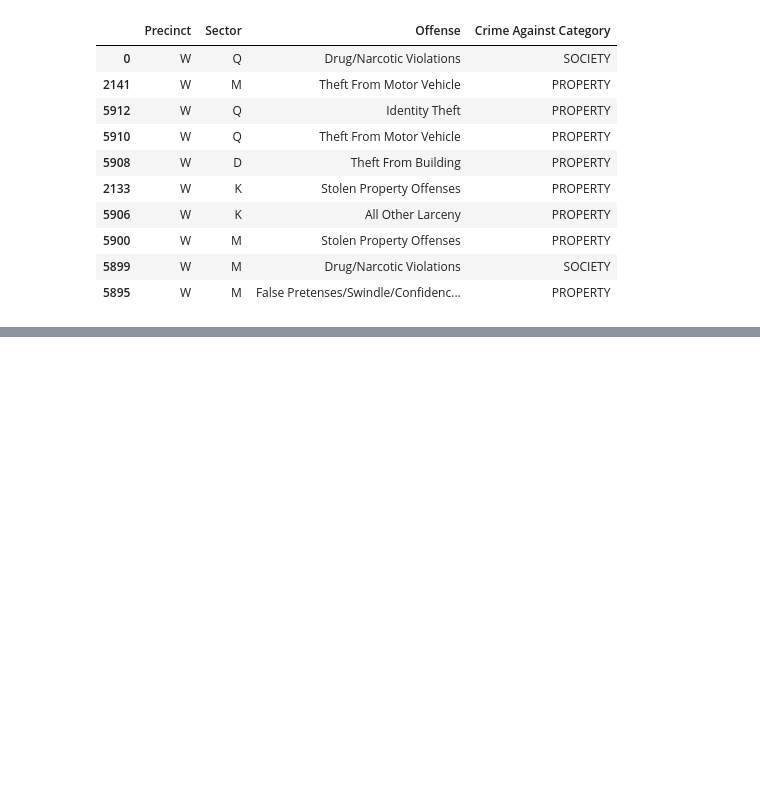
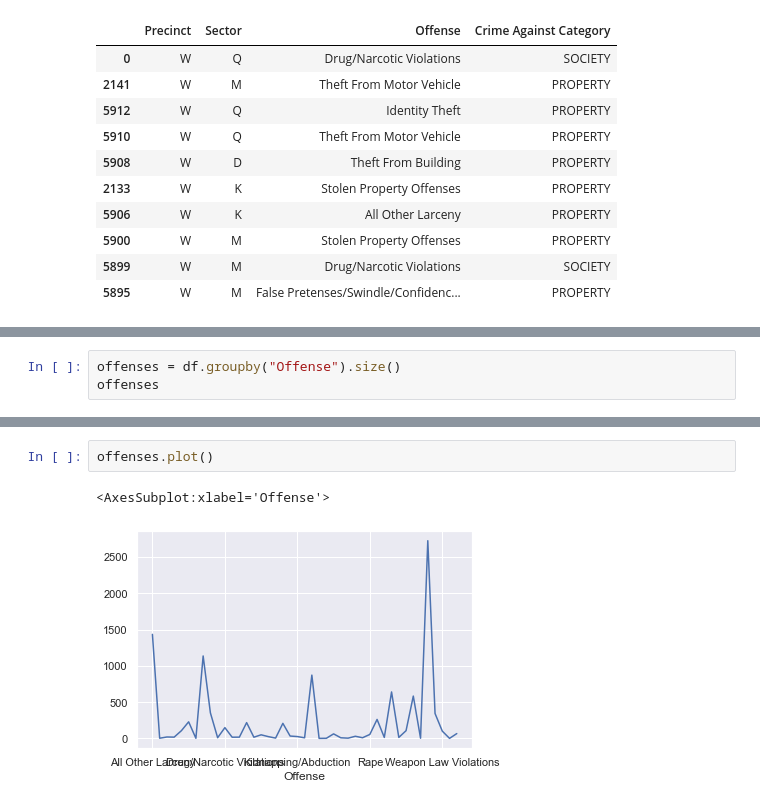
Before and after one commit to msenosain/spd-use-of-force_DS4A, a Jupyter notebook: notebooks/13_EDA_crime.ipynb, the cells around one changed output, grey strips where cells are left out. Drawn from its saved outputs; the diff is of its cells as text; blank space fills up the shorter version.

```diff
--- a/notebooks/13_EDA_crime.ipynb
+++ b/notebooks/13_EDA_crime.ipynb
@@ -146,0 +177,3 @@ df[['Precinct', 'Sector',"Offense", 'Crime Against Category']].sort_values(by='P
+# %%
+offenses = df.groupby("Offense").size()
+offenses
@@ -146,0 +208,5 @@ df[['Precinct', 'Sector',"Offense", 'Crime Against Category']].sort_values(by='P
+# %%
+offenses.plot()
+# %% [output]
+<AxesSubplot:xlabel='Offense'>
+[figure, added]
```
Also changed, not shown: parts of 9 cells of this notebook.
